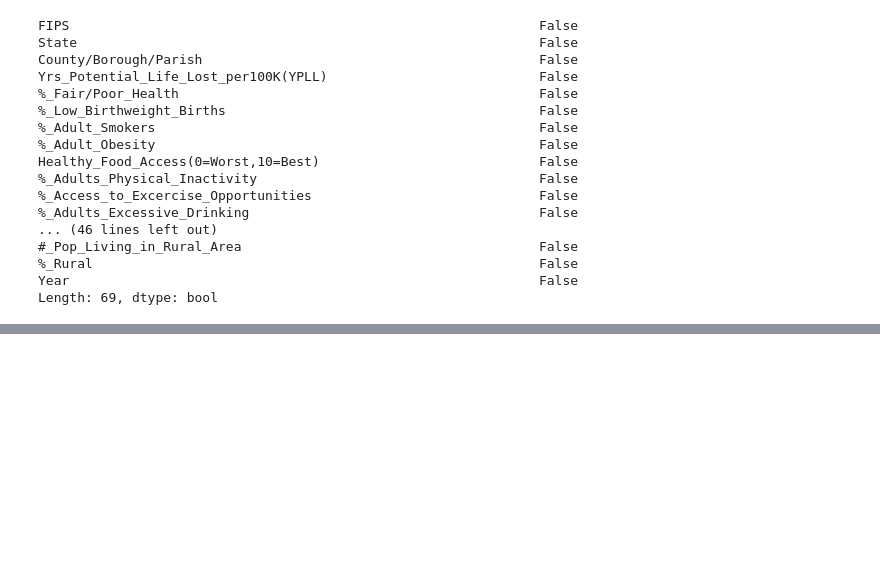
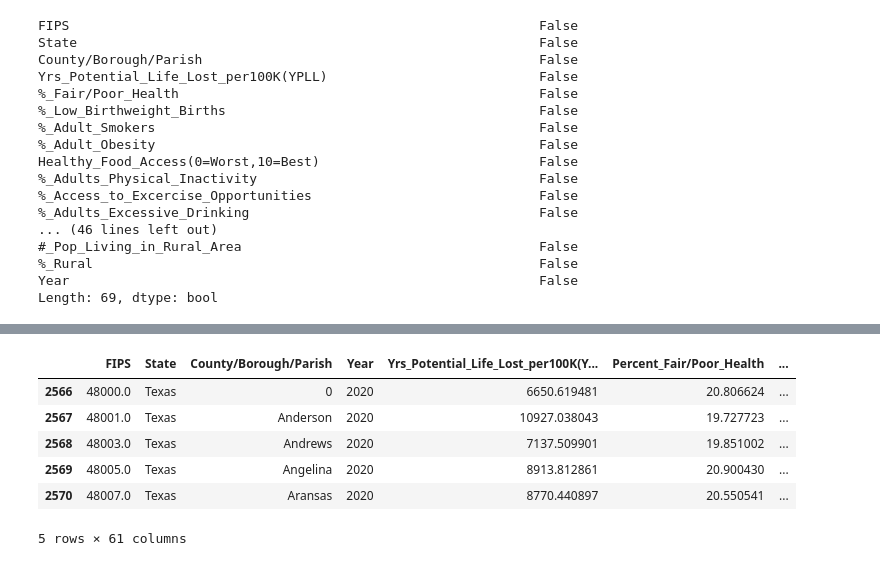
Before and after one commit to stevenjbark/DataAnalytics-FinalProject, a Jupyter notebook: Data/Data_Cleaning-Loop_2020.ipynb, the cells around one changed output, grey strips where cells are left out. Cells and saved outputs as stored; diff of their text form; code cells hidden in the pictures; blank space fills up the shorter version.

```diff
--- a/Data/Data_Cleaning-Loop_2020.ipynb
+++ b/Data/Data_Cleaning-Loop_2020.ipynb
@@ -3412,0 +3508,20 @@ full_tx_data.to_csv(os.path.join("Cleaned_Files","TEXAS_All_Years_County_Health_
+# %%
+analysis_only_full_tx_data = full_tx_data.drop([
+'Number_Non-Hispanic_Black_or_African_American',
+'Number_American_Indian_or_Alaskan_Native',
+'Number_Asian',
+ 'Number_Native_Hawaiian/Other_Pacific_Islander',
+'Number_Hispanic',
+'Number_Non-Hispanic_White',
+'Number_Not_Proficient_in_English',
+'Number_Pop_Living_in_Rural_Area']
+                     ,axis=1)
+analysis_only_full_tx_data.head()
+# %% [output]
+|  | FIPS | State | County/Borough/Parish | Year | Yrs_Potential_Life_Lost_per100K(Y... | Percent_Fair/Poor_Health | ... |
+| 2566 | 48000.0 | Texas | 0 | 2020 | 6650.619481 | 20.806624 | ... |
+| 2567 | 48001.0 | Texas | Anderson | 2020 | 10927.038043 | 19.727723 | ... |
+| 2568 | 48003.0 | Texas | Andrews | 2020 | 7137.509901 | 19.851002 | ... |
+| 2569 | 48005.0 | Texas | Angelina | 2020 | 8913.812861 | 20.900430 | ... |
+| 2570 | 48007.0 | Texas | Aransas | 2020 | 8770.440897 | 20.550541 | ... |
+5 rows × 61 columns
```
Also changed, not shown: parts of 9 cells of this notebook, 10 other files.
